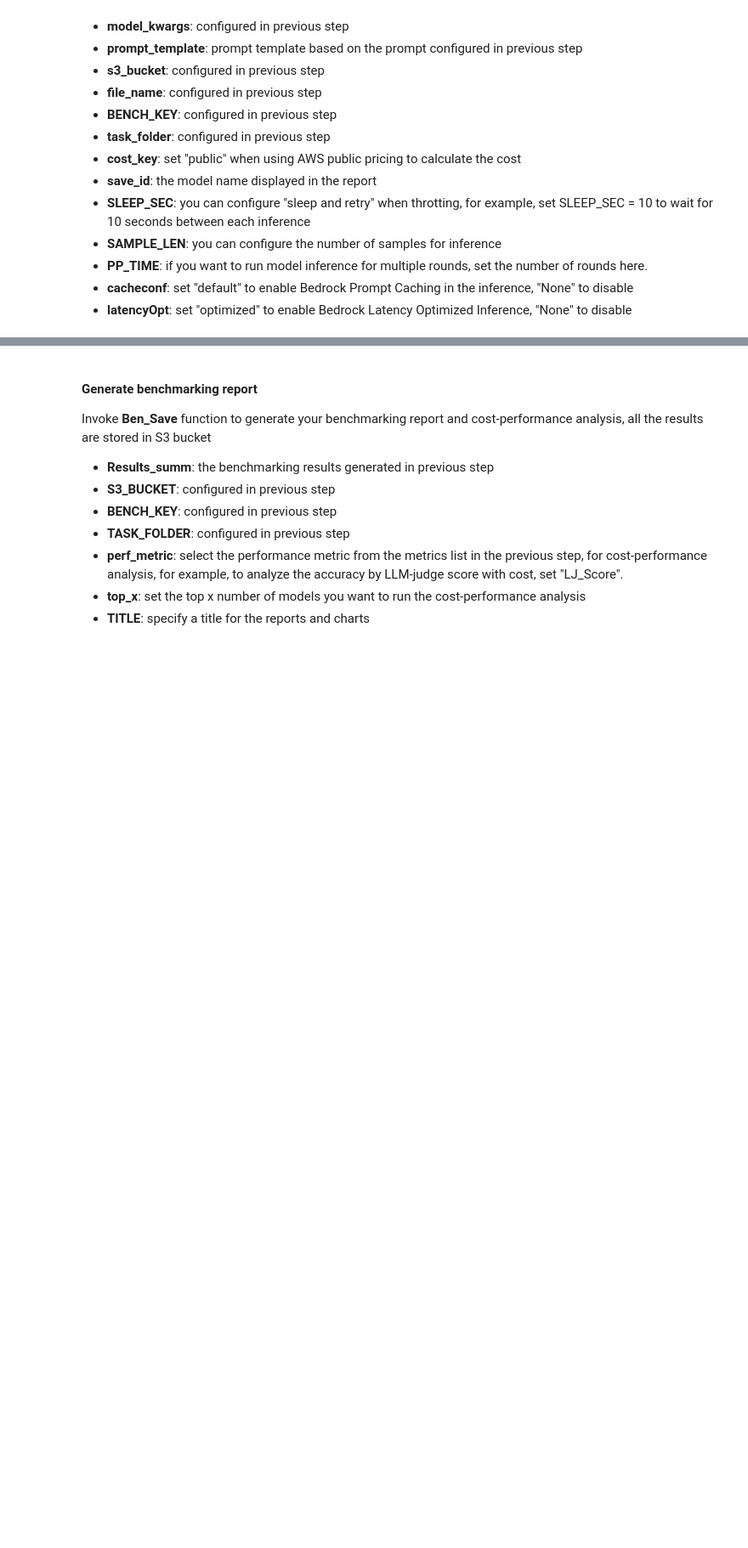
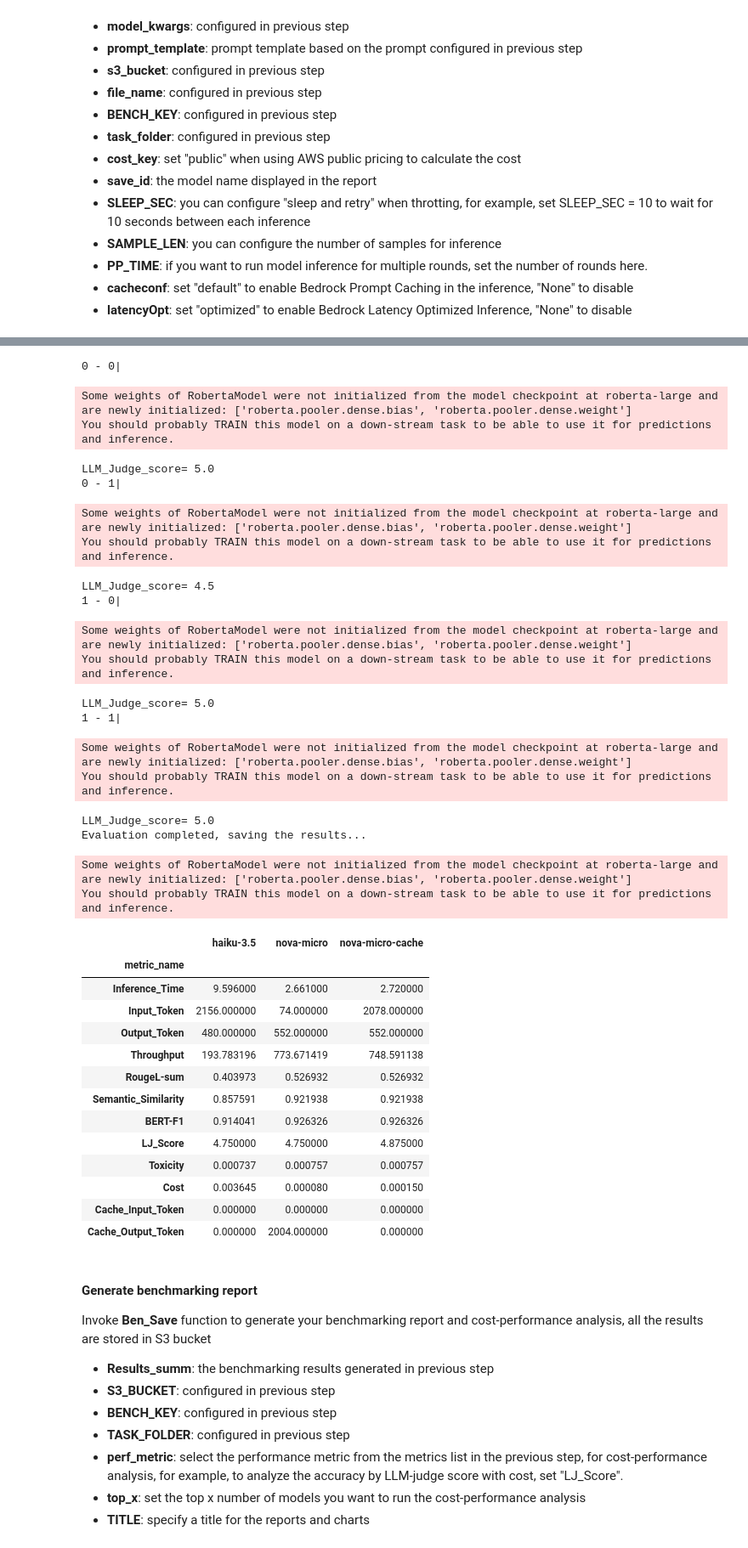
Before and after one commit to aws-samples/sample-llm-task-ben-mig-aws, a Jupyter notebook: examples/summarization_example.ipynb, the cells around one changed output, grey strips where cells are left out. Shown at 85% size. Cells and saved outputs as stored; diff of their text form; code cells hidden in the pictures; blank space fills up the shorter version.

Commit message:
add prompt caching support

```diff
--- a/examples/summarization_example.ipynb
+++ b/examples/summarization_example.ipynb
@@ -129,6 +171,6 @@ Results_summ[save_id] = Summ_Ben(method="Bedrock",
                                  save_id=save_id,
                                  SLEEP_SEC=20,SAMPLE_LEN=2,
                                  PP_TIME=2,
-                                 cacheconf="None",latencyOpt="None")
+                                 cacheconf="default",latencyOpt="None")
 
 Results_summ
@@ -135,3 +211,63 @@ Results_summ
+# %%
+# nova-micro
+model_id = 'us.amazon.nova-micro-v1:0'
+save_id = 'nova-micro-cache'
+
+prompt_template = Prompt_Template_Gen(model_id, prompt_catalog_id)
+#print(prompt_template)
+
+Results_summ[save_id] = Summ_Ben(method="Bedrock",
+                                 region=BEDROCK_REGION,
+                                 model_id=model_id,
+                                 jm1=judge_model_1,
+                                 jm2=judge_model_2,
+                                 model_kwargs=model_kwargs,
+                                 prompt_template=prompt_template,
+                                 s3_bucket=S3_BUCKET,
+                                 file_name=INPUT_FILE,
+                                 BENCH_KEY=BENCH_KEY,
+                                 task_folder=TASK_FOLDER,
+                                 cost_key=COST_FILE,
+                                 save_id=save_id,
+                                 SLEEP_SEC=20,SAMPLE_LEN=2,
+                                 PP_TIME=2,
+                                 cacheconf="None",latencyOpt="None")
+
+Results_summ
+# %% [output]
+0 - 0|
+Some weights of RobertaModel were not initialized from the model checkpoint at roberta-large and are newly initialized: ['roberta.pooler.dense.bias', 'roberta.pooler.dense.weight']
+You should probably TRAIN this model on a down-stream task to be able to use it for predictions and inference.
+LLM_Judge_score= 5.0
+0 - 1|
+Some weights of RobertaModel were not initialized from the model checkpoint at roberta-large and are newly initialized: ['roberta.pooler.dense.bias', 'roberta.pooler.dense.weight']
+You should probably TRAIN this model on a down-stream task to be able to use it for predictions and inference.
+LLM_Judge_score= 4.5
+1 - 0|
+Some weights of RobertaModel were not initialized from the model checkpoint at roberta-large and are newly initialized: ['roberta.pooler.dense.bias', 'roberta.pooler.dense.weight']
+You should probably TRAIN this model on a down-stream task to be able to use it for predictions and inference.
+LLM_Judge_score= 5.0
+1 - 1|
+Some weights of RobertaModel were not initialized from the model checkpoint at roberta-large and are newly initialized: ['roberta.pooler.dense.bias', 'roberta.pooler.dense.weight']
+You should probably TRAIN this model on a down-stream task to be able to use it for predictions and inference.
+LLM_Judge_score= 5.0
+Evaluation completed, saving the results...
+Some weights of RobertaModel were not initialized from the model checkpoint at roberta-large and are newly initialized: ['roberta.pooler.dense.bias', 'roberta.pooler.dense.weight']
+You should probably TRAIN this model on a down-stream task to be able to use it for predictions and inference.
+|  | haiku-3.5 | nova-micro | nova-micro-cache |
+| metric_name |  |  |  |
+| Inference_Time | 9.596000 | 2.661000 | 2.720000 |
+| Input_Token | 2156.000000 | 74.000000 | 2078.000000 |
+| Output_Token | 480.000000 | 552.000000 | 552.000000 |
+| Throughput | 193.783196 | 773.671419 | 748.591138 |
+| RougeL-sum | 0.403973 | 0.526932 | 0.526932 |
+| Semantic_Similarity | 0.857591 | 0.921938 | 0.921938 |
+| BERT-F1 | 0.914041 | 0.926326 | 0.926326 |
+| LJ_Score | 4.750000 | 4.750000 | 4.875000 |
+| Toxicity | 0.000737 | 0.000757 | 0.000757 |
+| Cost | 0.003645 | 0.000080 | 0.000150 |
+| Cache_Input_Token | 0.000000 | 0.000000 | 0.000000 |
+| Cache_Output_Token | 0.000000 | 2004.000000 | 0.000000 |
 # %% [markdown]
 #### Generate benchmarking report
 
```
Also changed, not shown: parts of 4 cells of this notebook, 2 other files.
